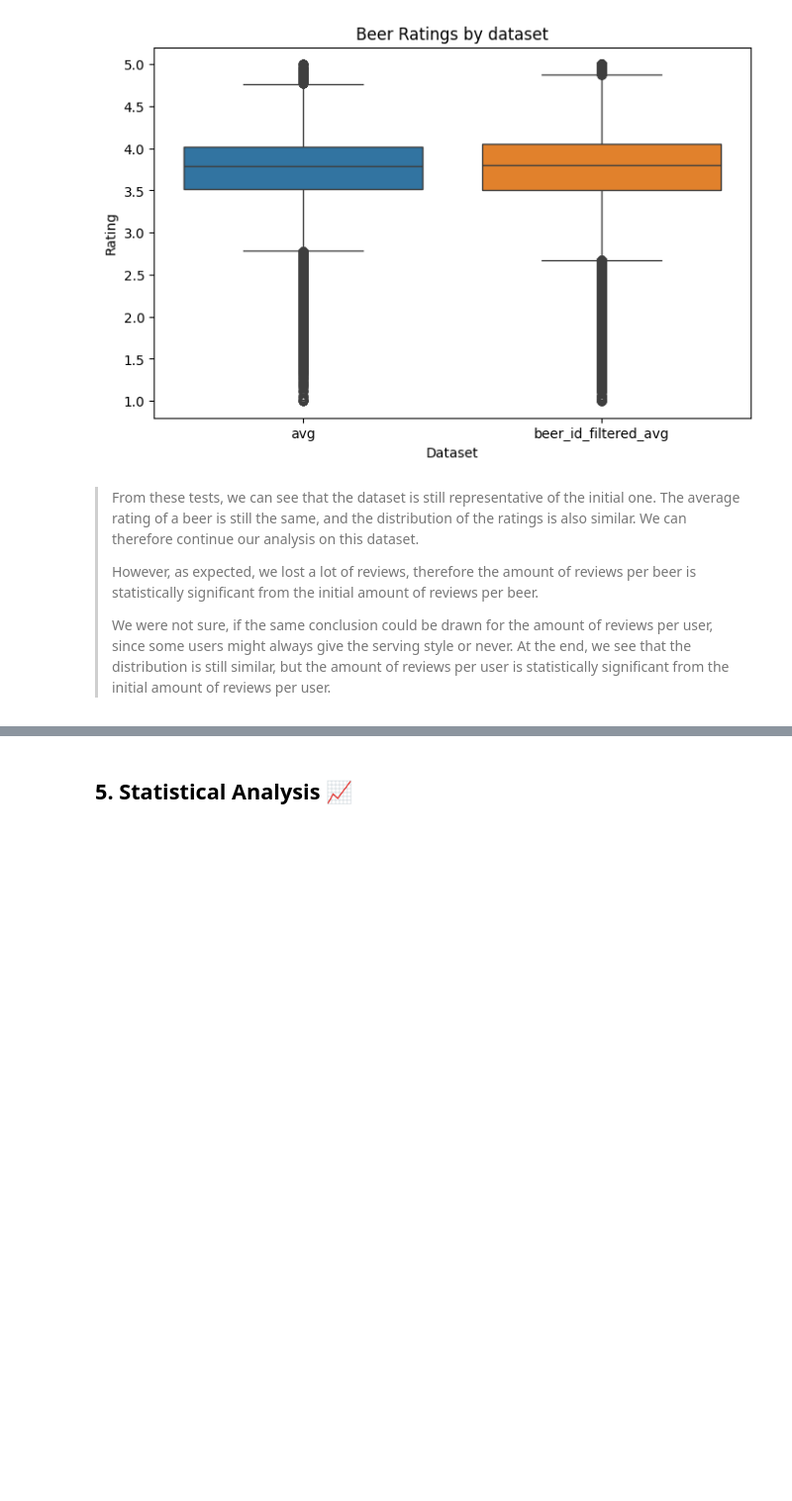
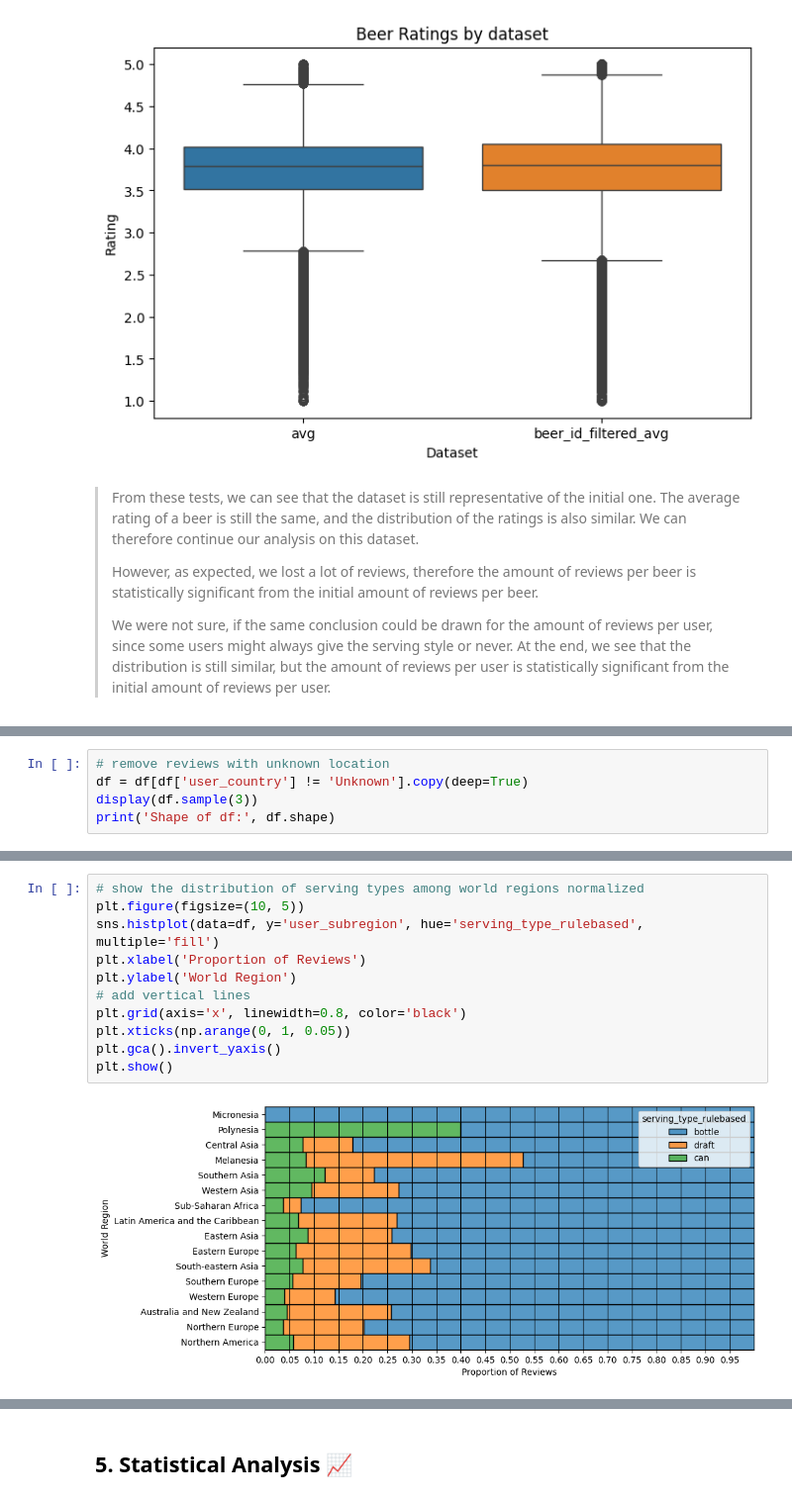
Before and after one commit to epfl-ada/ada-2023-project-beeradaventure46, a Jupyter notebook: Milestone_2.ipynb, the cells around one changed output, grey strips where cells are left out. Shown at 99% size. Drawn from its saved outputs; the diff is of its cells as text; blank space fills up the shorter version.

```diff
--- a/Milestone_2.ipynb
+++ b/Milestone_2.ipynb
@@ -1759,0 +1817,5 @@ We were not sure, if the same conclusion could be drawn for the amount of review
+# %%
+# remove reviews with unknown location
+df = df[df['user_country'] != 'Unknown'].copy(deep=True)
+display(df.sample(3))
+print('Shape of df:', df.shape)
@@ -1759,0 +1852,13 @@ We were not sure, if the same conclusion could be drawn for the amount of review
+# %%
+# show the distribution of serving types among world regions normalized
+plt.figure(figsize=(10, 5))
+sns.histplot(data=df, y='user_subregion', hue='serving_type_rulebased', multiple='fill')
+plt.xlabel('Proportion of Reviews')
+plt.ylabel('World Region')
+# add vertical lines
+plt.grid(axis='x', linewidth=0.8, color='black')
+plt.xticks(np.arange(0, 1, 0.05))
+plt.gca().invert_yaxis()
+plt.show()
+# %% [output]
+[figure, added]
```
Also changed, not shown: parts of 32 cells of this notebook.
